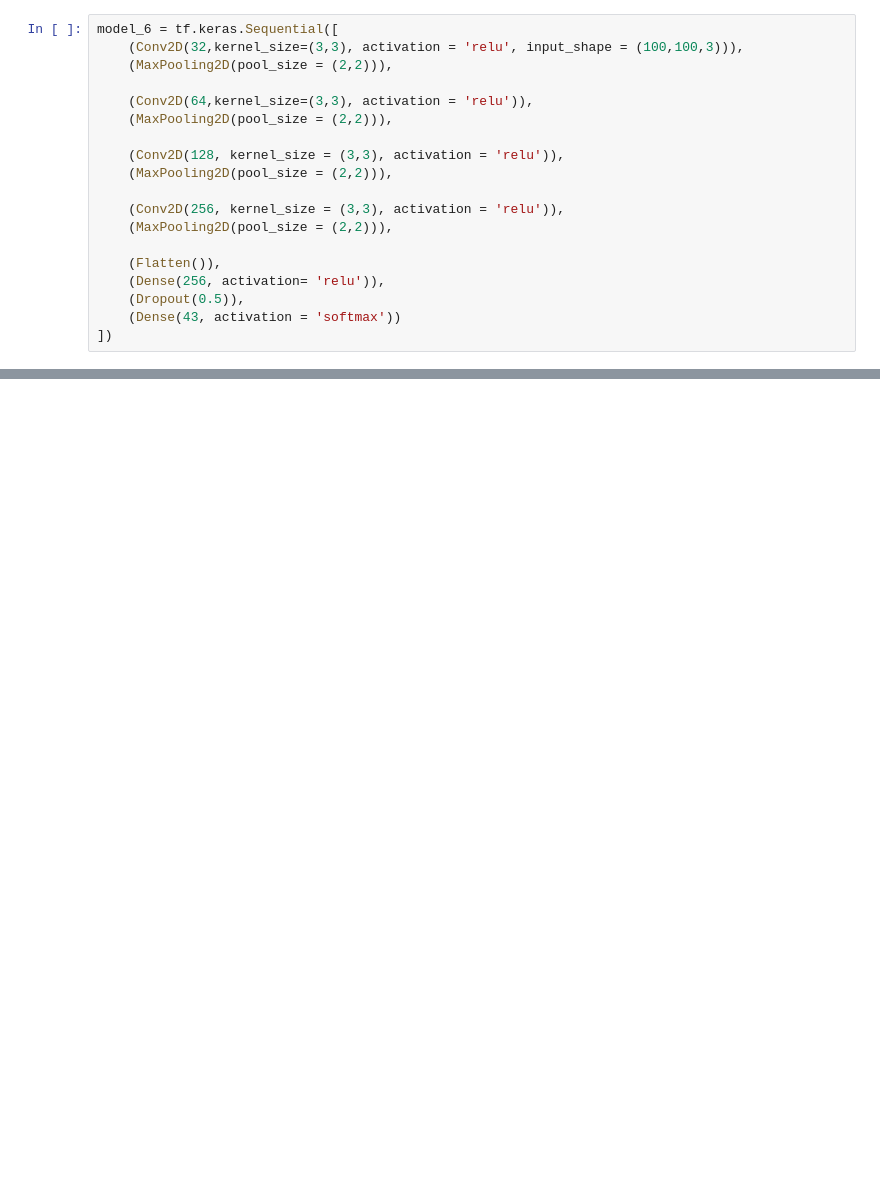
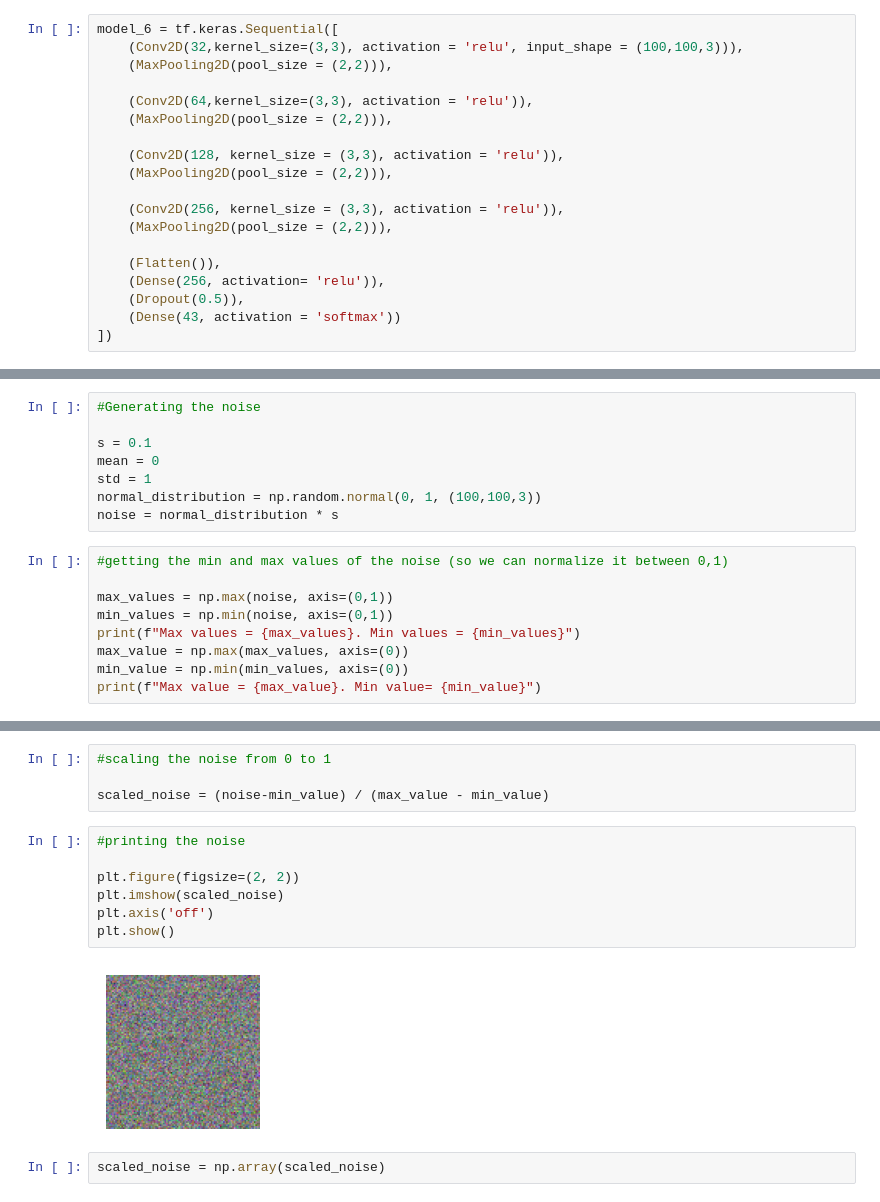
Before and after one commit to stellagerantoni/MLChallenge, a Jupyter notebook: traffic_lights_part_1.ipynb, the cells around one changed output, grey strips where cells are left out. Saved outputs shown, nothing was run; the diff lists cells and outputs as text; blank space fills up the shorter version.

```diff
--- a/traffic_lights_part_1.ipynb
+++ b/traffic_lights_part_1.ipynb
@@ -488,0 +185,17 @@ Classifier trained, with testing accuracy 0.9008792610751826.
+# %%
+#Generating the noise
+
+s = 0.1
+mean = 0
+std = 1
+normal_distribution = np.random.normal(0, 1, (100,100,3))
+noise = normal_distribution * s
+# %%
+#getting the min and max values of the noise (so we can normalize it between 0,1)
+
+max_values = np.max(noise, axis=(0,1))
+min_values = np.min(noise, axis=(0,1))
+print(f"Max values = {max_values}. Min values = {min_values}")
+max_value = np.max(max_values, axis=(0))
+min_value = np.min(min_values, axis=(0))
+print(f"Max value = {max_value}. Min value= {min_value}")
@@ -488,0 +215,15 @@ Classifier trained, with testing accuracy 0.9008792610751826.
+# %%
+#scaling the noise from 0 to 1
+
+scaled_noise = (noise-min_value) / (max_value - min_value)
+# %%
+#printing the noise
+
+plt.figure(figsize=(2, 2))
+plt.imshow(scaled_noise)
+plt.axis('off')
+plt.show()
+# %% [output]
+[figure, added]
+# %%
+scaled_noise = np.array(scaled_noise)
```
Also changed, not shown: parts of 22 cells of this notebook.
